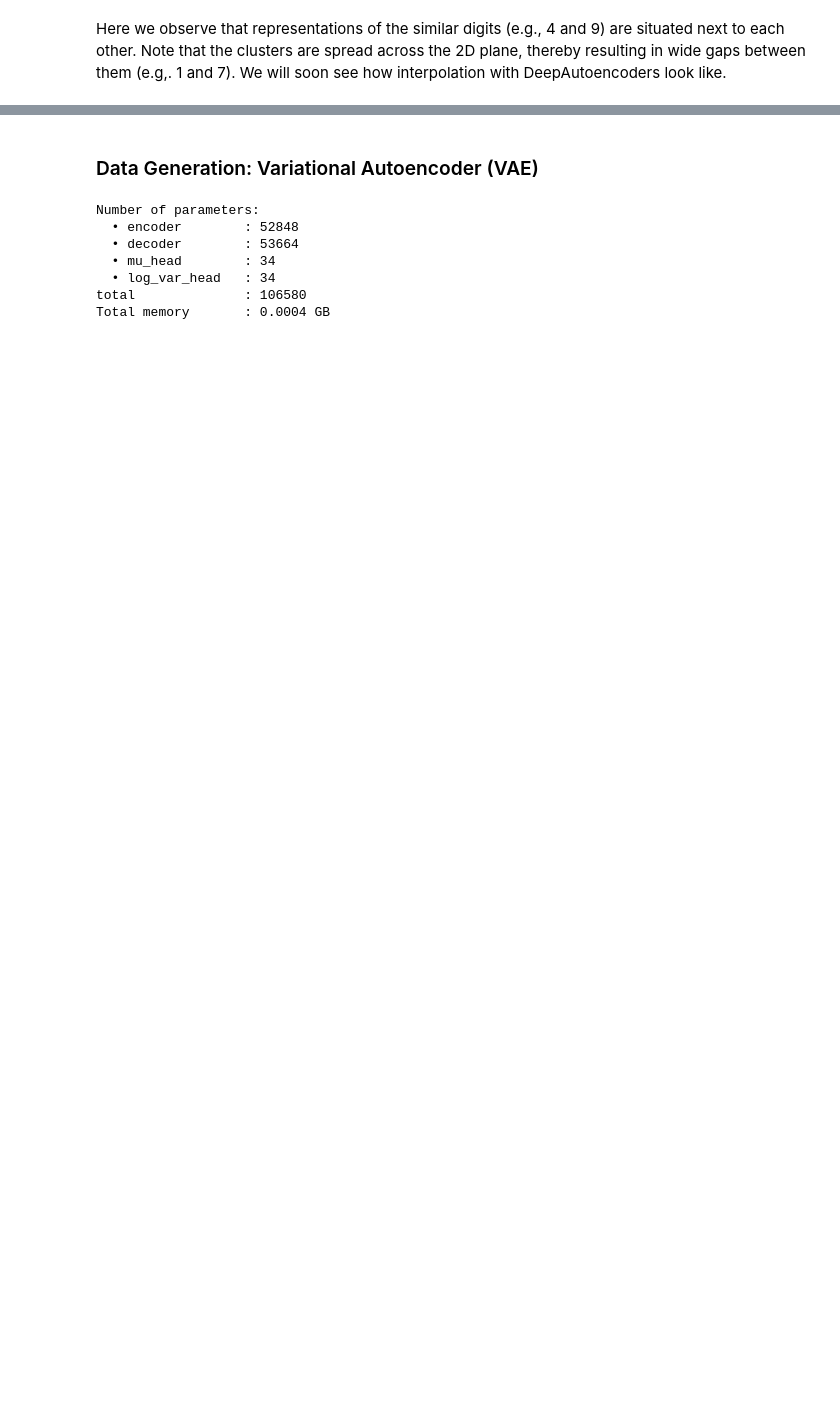
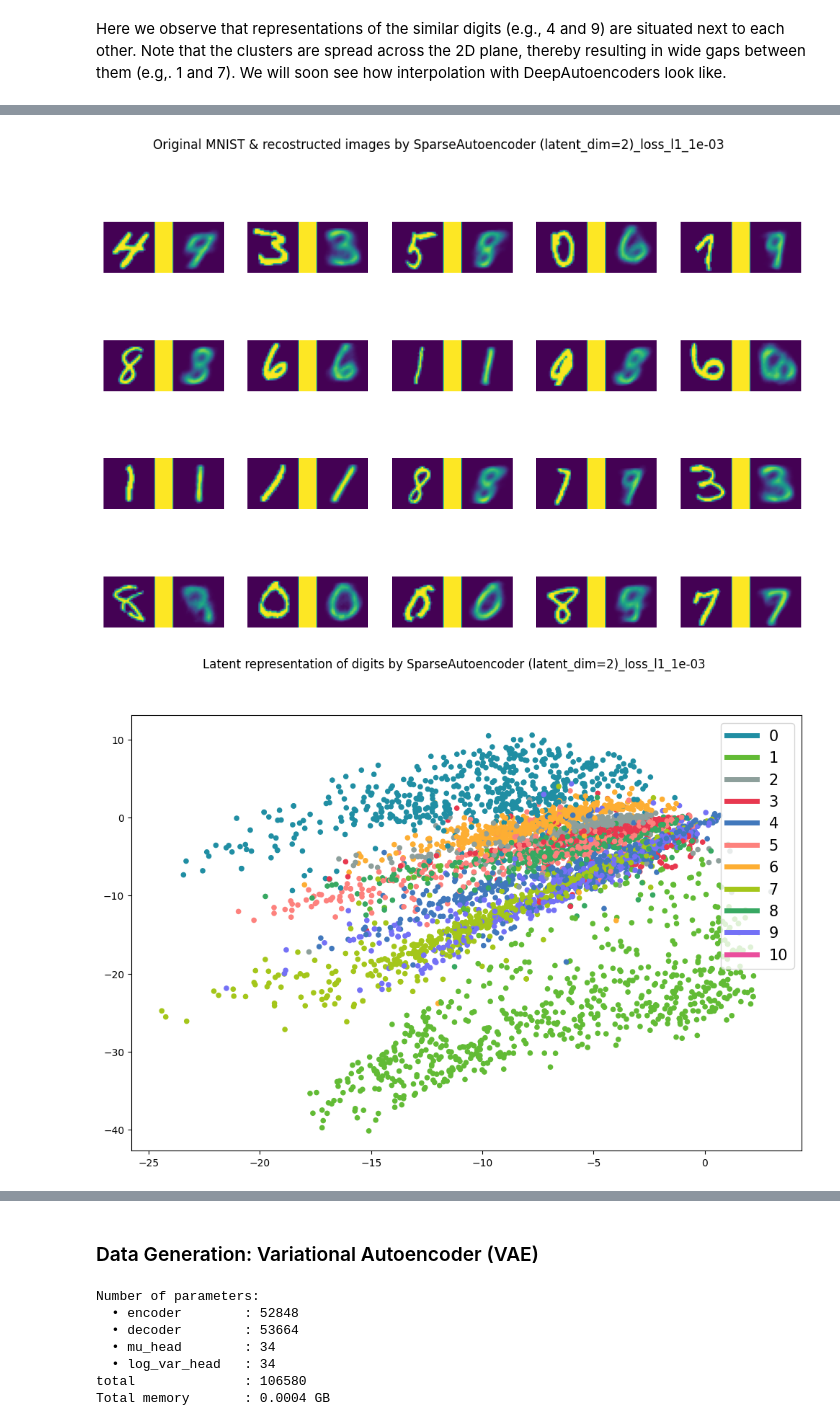
Before and after one commit to pg2455/ml_resources, a Jupyter notebook: courses/deep-autoencoders/practical/deep-autoencoders-pratical-solution.ipynb, the cells around one changed output, grey strips where cells are left out. Drawn from its saved outputs; the diff is of its cells as text; code cells hidden in the pictures; blank space fills up the shorter version.

```diff
--- a/courses/deep-autoencoders/practical/deep-autoencoders-pratical-solution.ipynb
+++ b/courses/deep-autoencoders/practical/deep-autoencoders-pratical-solution.ipynb
@@ -572,0 +587,22 @@ We will soon see how interpolation with DeepAutoencoders look like.
+# %%
+# get all layers : https://discuss.pytorch.org/t/module-children-vs-module-modules/4551/6
+def remove_sequential(network, all_layers=[]):
+    for layer in network.children():
+        if type(layer) == nn.Sequential: # if sequential layer, apply recursively to layers in sequential layer
+            remove_sequential(layer, all_layers)
+        if list(layer.children()) == []: # if leaf node, add it to list
+            all_layers.append(layer)
+
+    return all_layers
+# %%
+class SparseAutoencoder(DeepAutoencoder):
+    def __init__(self, input_shape, latent_dim):
+        super().__init__(input_shape, latent_dim)
+
+        # we will need these layers to penalize the activations
+        self.encoder_layers = remove_sequential(self.encoder, [])
+        self.decoder_layers = remove_sequential(self.decoder, [])
+# %%
+# check the number of parameters; we will keep the params around 105K
+model = SparseAutoencoder(input_shape, 64)
+pp_model_summary(model)
@@ -572,0 +663,8 @@ We will soon see how interpolation with DeepAutoencoders look like.
+# %%
+# define your penalty function here
+activation_loss_type = "l1"
+penalty_reg = 1e-3
+append_title=f"_loss_{activation_loss_type}_{penalty_reg:.0e}"
+
+l1_penalty = lambda model, x: sparse_autoencoder_loss(model, x, activation_loss_type=activation_loss_type, penalty_reg=penalty_reg)
+model_l1_sparse, losses = train(SparseAutoencoder(input_shape, 2), l1_penalty, epochs=30, append_title=append_title)
@@ -572,0 +689,6 @@ We will soon see how interpolation with DeepAutoencoders look like.
+# %%
+vis_reconstructed_images(model_l1_sparse, append_title=append_title)
+vis2D(model_l1_sparse, append_title=append_title)
+# %% [output]
+[figure, added]
+[figure, added]
```
Also changed, not shown: parts of 25 cells of this notebook.
